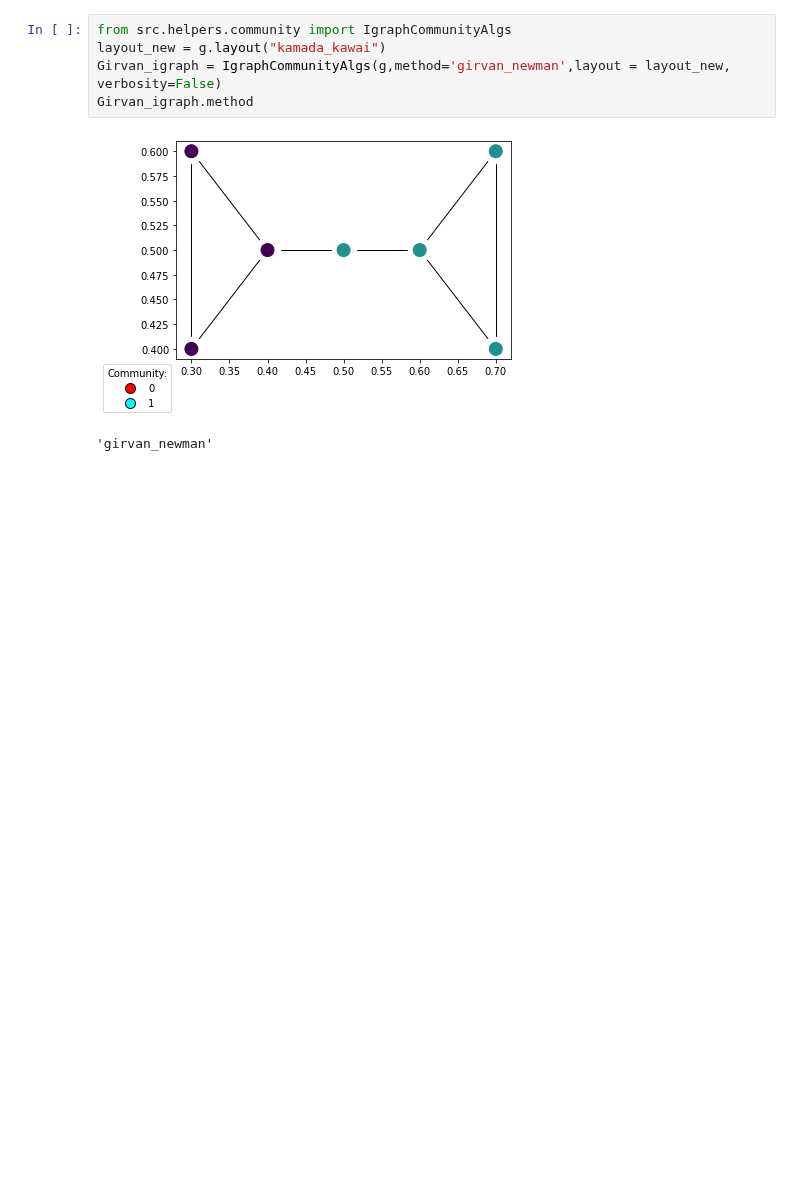
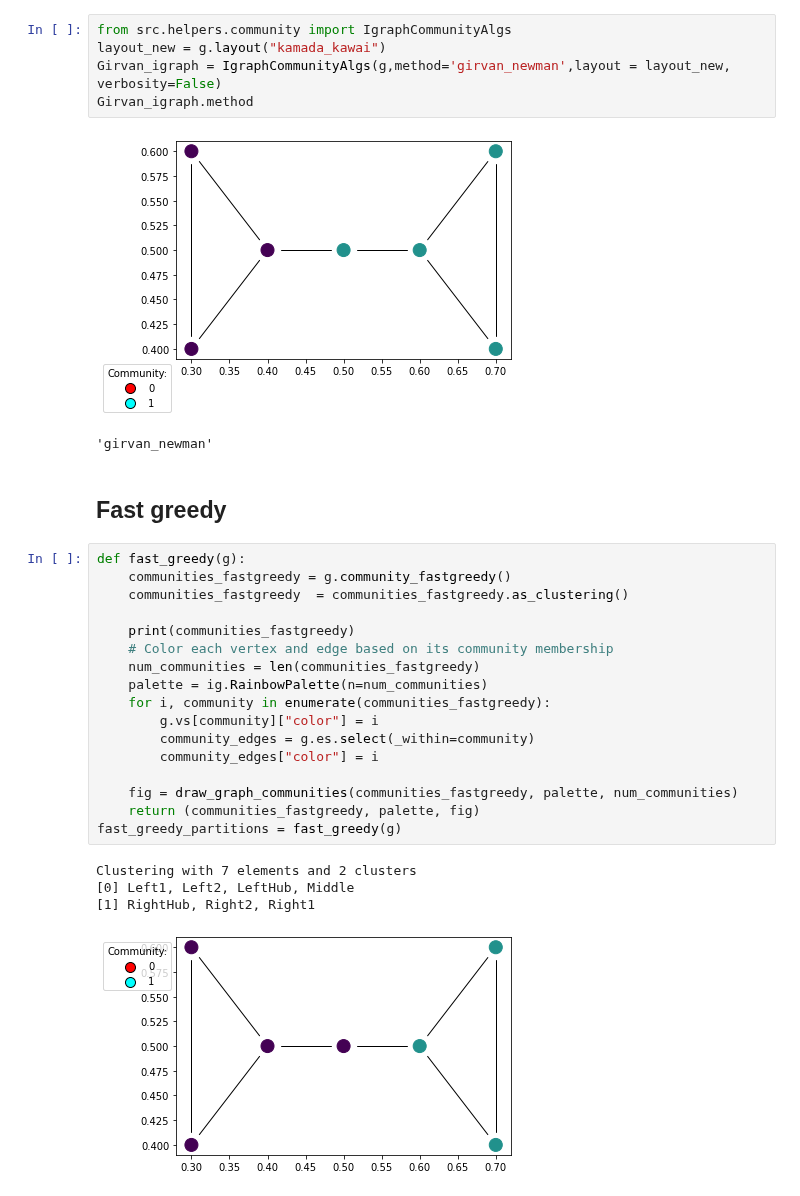
Before and after one commit to EjbejaranosAI/Complex_Networks, a Jupyter notebook: 3_Community_detection/A3-Community_Detection.ipynb, the cells around one changed output. Saved outputs shown, nothing was run; the diff lists cells and outputs as text; blank space fills up the shorter version.

Commit message:
Class community updated with  the label_propagation and fast_greddy added

```diff
--- a/3_Community_detection/A3-Community_Detection.ipynb
+++ b/3_Community_detection/A3-Community_Detection.ipynb
@@ -450,3 +452,27 @@ Girvan_igraph.method
 # %% [output]
 [figure]
 'girvan_newman'
+# %% [markdown]
+## Fast greedy
+# %%
+def fast_greedy(g):
+    communities_fastgreedy = g.community_fastgreedy()
+    communities_fastgreedy  = communities_fastgreedy.as_clustering()
+
+    print(communities_fastgreedy)
+    # Color each vertex and edge based on its community membership
+    num_communities = len(communities_fastgreedy)
+    palette = ig.RainbowPalette(n=num_communities)
+    for i, community in enumerate(communities_fastgreedy):
+        g.vs[community]["color"] = i
+        community_edges = g.es.select(_within=community)
+        community_edges["color"] = i
+
+    fig = draw_graph_communities(communities_fastgreedy, palette, num_communities)
+    return (communities_fastgreedy, palette, fig)
+fast_greedy_partitions = fast_greedy(g)
+# %% [output]
+Clustering with 7 elements and 2 clusters
+[0] Left1, Left2, LeftHub, Middle
+[1] RightHub, Right2, Right1
+[figure, added]
```
Also changed, not shown: parts of 7 cells of this notebook, 1 other file.
